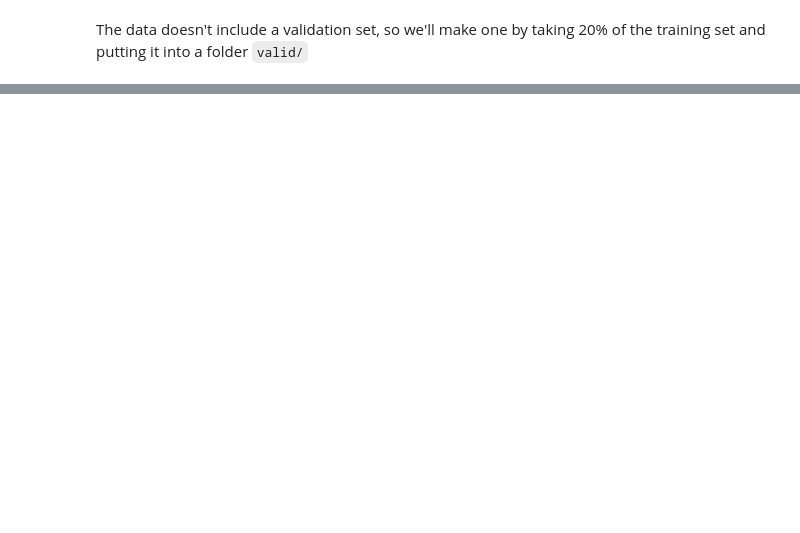
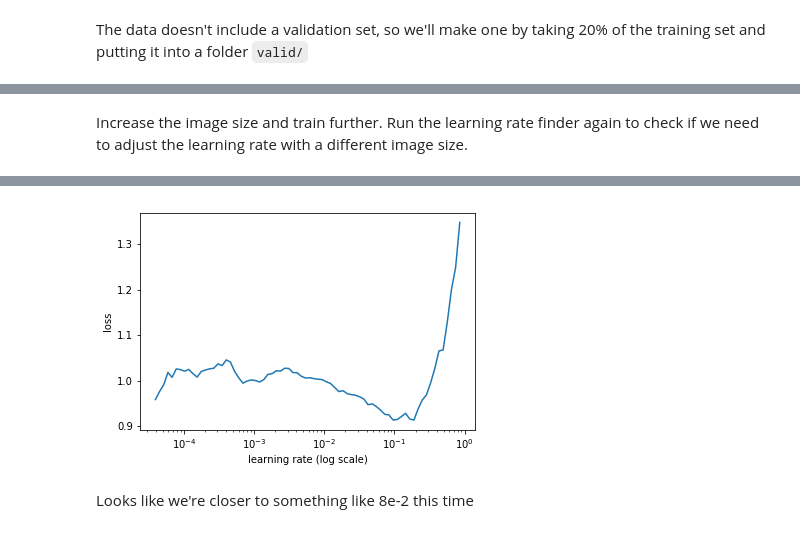
Before and after one commit to jamesr2323/deep_learning, a Jupyter notebook: multi_class_image_classification.ipynb, the cells around one changed output, grey strips where cells are left out. Drawn from its saved outputs; the diff is of its cells as text; code cells hidden in the pictures; blank space fills up the shorter version.

```diff
--- a/multi_class_image_classification.ipynb
+++ b/multi_class_image_classification.ipynb
@@ -107,0 +145,2 @@ for i in range(0,10):
+# %%
+learn = learn_size(learn, 64, 2e-2, [1/500, 1/50, 1/5])
@@ -107,0 +164,7 @@ for i in range(0,10):
+# %% [markdown]
+Increase the image size and train further. Run the learning rate finder again to check if we need to adjust the learning rate with a different image size.
+# %%
+learn.set_data(get_data(resnet50, sz=128))
+learn.lr_find()
+learn.sched.plot()
+# %% [output]
@@ -107,0 +172,3 @@ for i in range(0,10):
+[figure, added]
+# %% [markdown]
+Looks like we're closer to something like 8e-2 this time
```
Also changed, not shown: parts of 29 cells of this notebook.
